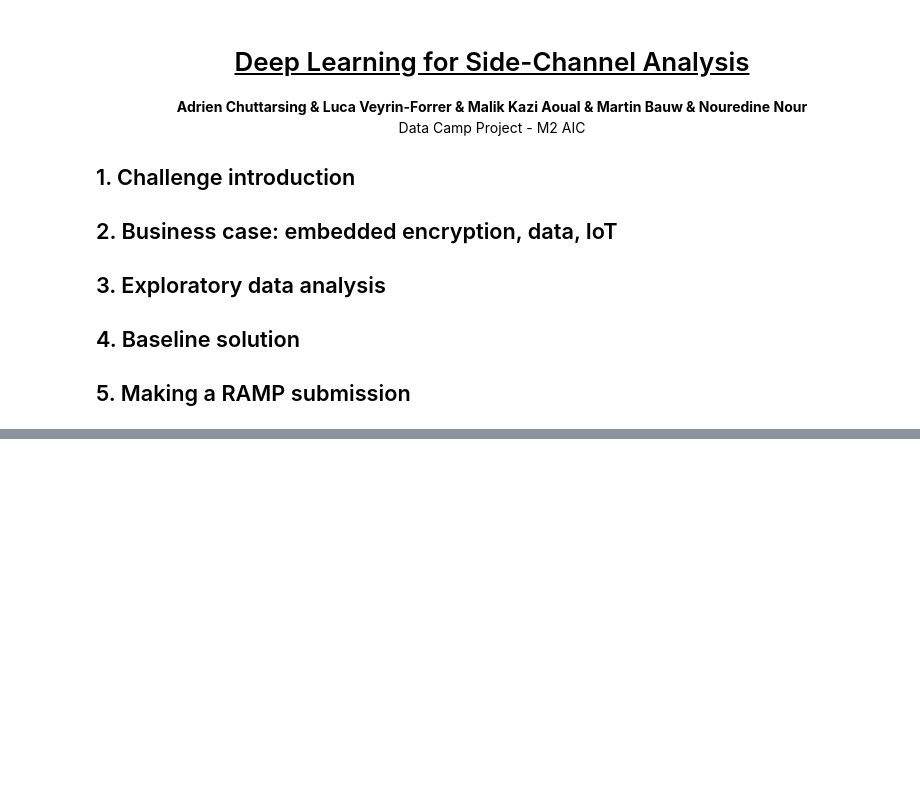
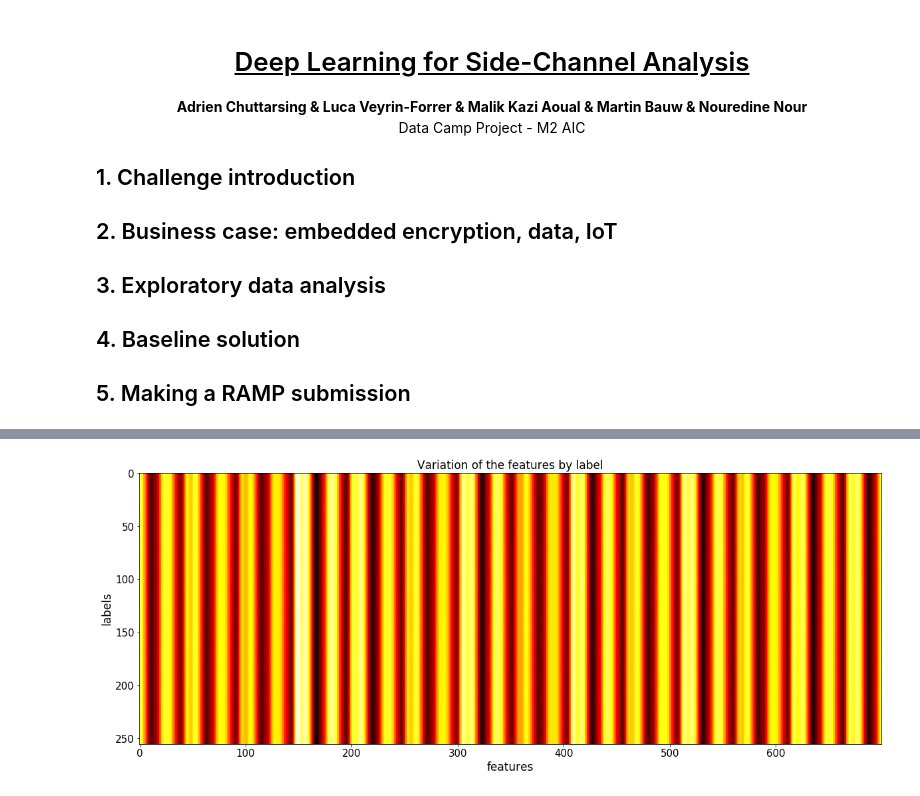
Before and after one commit to luvf/Side_channel_challenge, a Jupyter notebook: sca_starting_kit.ipynb, the cells around one changed output, grey strips where cells are left out. Saved outputs shown, nothing was run; the diff lists cells and outputs as text; code cells hidden in the pictures; blank space fills up the shorter version.

```diff
--- a/sca_starting_kit.ipynb
+++ b/sca_starting_kit.ipynb
@@ -38,0 +97,16 @@ This challenge focuses on the ability of deep learning to help in the cracking o
+# %%
+df_train_labelled = df_train.copy()
+df_train_labelled[700] = y_train
+u = df_train_labelled.groupby([700]).mean()
+
+plt.figure(figsize=(20,10))
+
+plt.imshow(u, cmap='hot', interpolation='nearest')
+plt.title("Variation of the features by label",fontsize=17)
+plt.xlabel("features",fontsize=17)
+plt.xticks(fontsize=15)
+plt.ylabel("labels",fontsize=17)
+plt.yticks(fontsize=15)
+plt.show()
+# %% [output]
+[figure, added]
```
Also changed, not shown: parts of 15 cells of this notebook.
